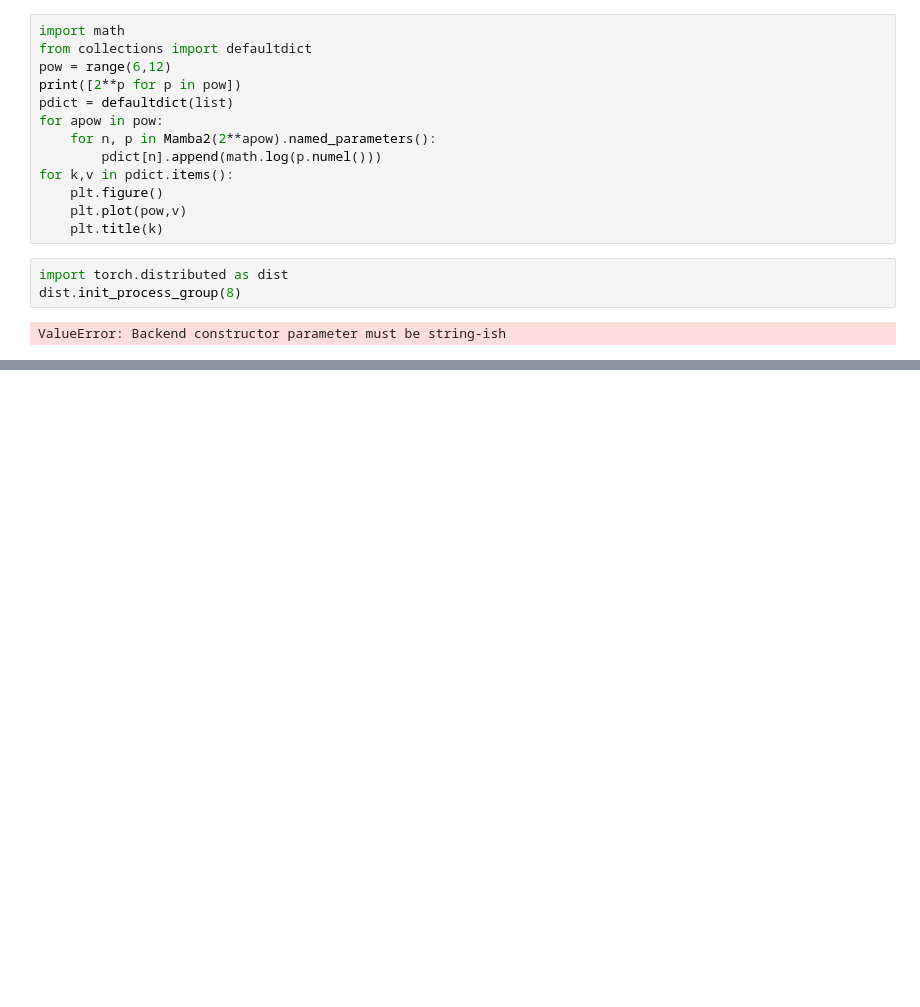
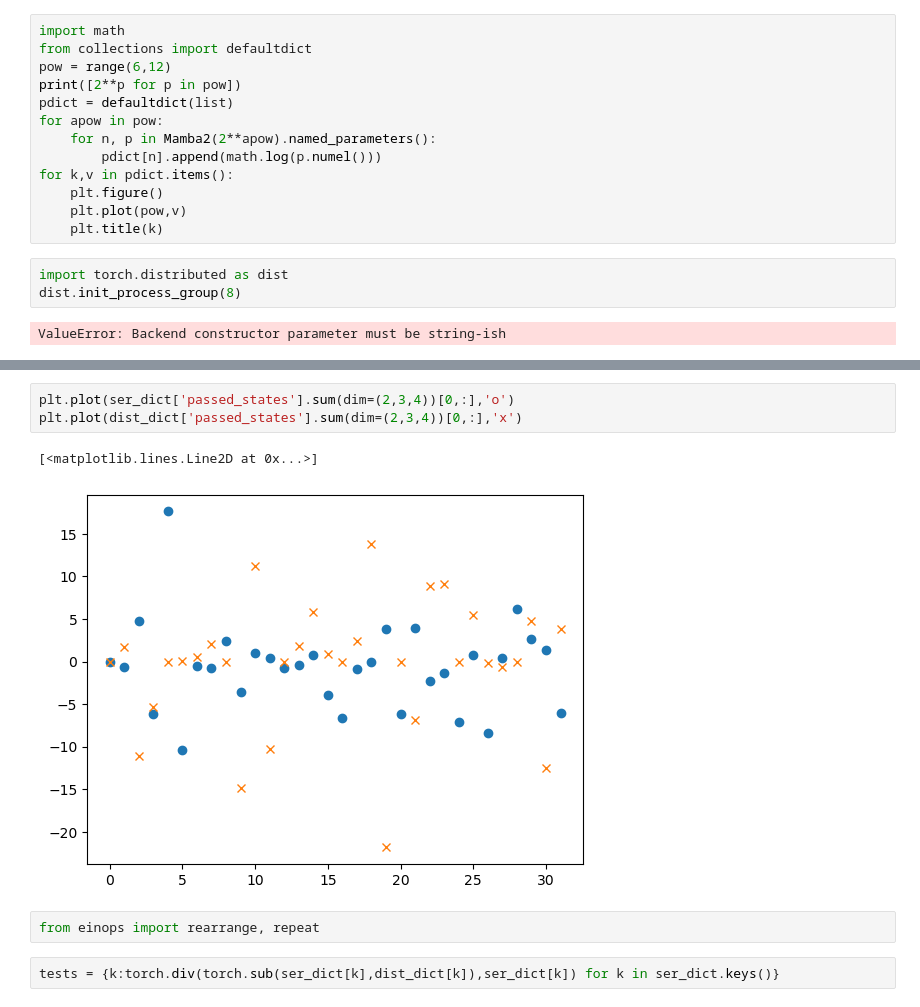
Before and after one commit to state-spaces/mamba, a Jupyter notebook: tests.ipynb, the cells around one changed output, grey strips where cells are left out. Cells and saved outputs as stored; diff of their text form; blank space fills up the shorter version.

```diff
--- a/tests.ipynb
+++ b/tests.ipynb
@@ -66,0 +139,10 @@ ValueError: Backend constructor parameter must be string-ish
+# %%
+plt.plot(ser_dict['passed_states'].sum(dim=(2,3,4))[0,:],'o')
+plt.plot(dist_dict['passed_states'].sum(dim=(2,3,4))[0,:],'x')
+# %% [output]
+[<matplotlib.lines.Line2D at 0x...>]
+[figure, added]
+# %%
+from einops import rearrange, repeat
+# %%
+tests = {k:torch.div(torch.sub(ser_dict[k],dist_dict[k]),ser_dict[k]) for k in ser_dict.keys()}
```
Also changed, not shown: parts of 20 cells of this notebook.
